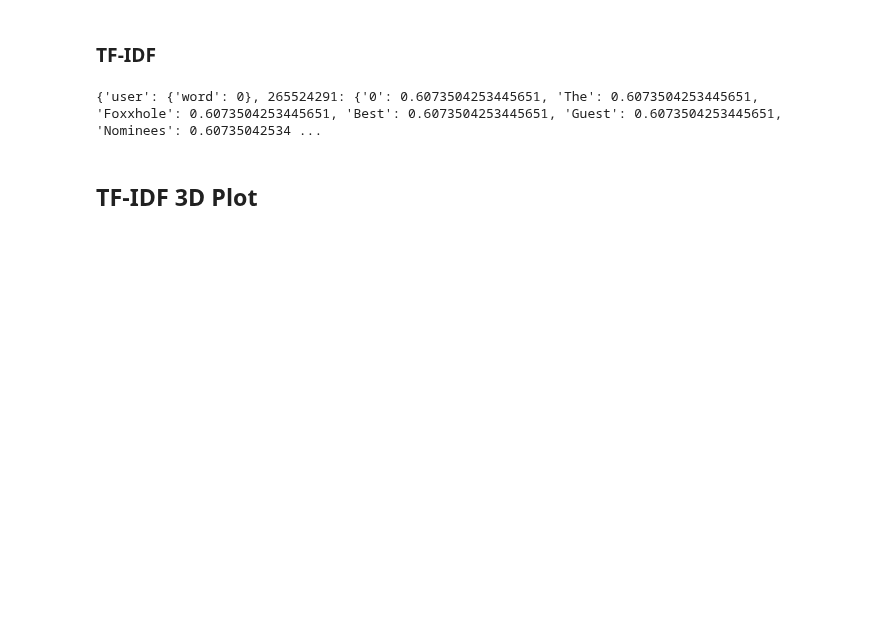
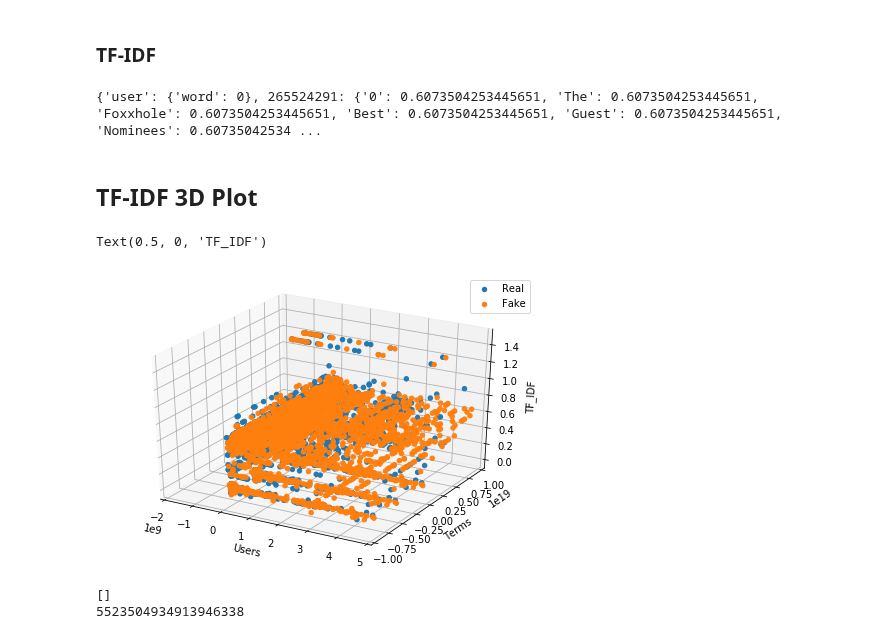
Before and after one commit to henmja/Detecting-Fake-News-and-Rumors-in-Twitter-Using-Deep-Neural-Networks, a Jupyter notebook: Plot.ipynb, the cells around one changed output. Cells and saved outputs as stored; diff of their text form; code cells hidden in the pictures; blank space fills up the shorter version.

```diff
--- a/Plot.ipynb
+++ b/Plot.ipynb
@@ -529,3 +529,75 @@ print(realArticlesTFIDF)
 {'user': {'word': 0}, 265524291: {'0': 0.6073504253445651, 'The': 0.6073504253445651, 'Foxxhole': 0.6073504253445651, 'Best': 0.6073504253445651, 'Guest': 0.6073504253445651, 'Nominees': 0.60735042534 ...
 # %% [markdown]
 ## TF-IDF 3D Plot
+# %%
+from mpl_toolkits.mplot3d import axes3d
+import matplotlib.pyplot as plt
+
+
+fig = plt.figure()
+ax = Axes3D(fig)
+
+x = []
+y = []
+z = []
+x1=[]
+y1=[]
+z1=[]
+for user in realArticlesTFIDF:
+    for word in realArticlesTFIDF[user]:
+        x1.append(hash(user))
+        y1.append(hash(word))
+        z1.append(realArticlesTFIDF[user][word])
+    x.append(x1)
+    y.append(y1)
+    z.append(z1)
+    x1=[]
+    y1=[]
+    z1=[]
+x = [item for sublist in x for item in sublist]
+y = [item for sublist in y for item in sublist]
+z = [item for sublist in z for item in sublist]
+
+ax.set_xlim([-2000000000, 5000000000])
+ax.scatter(x, y, z)
+
+
+x = []
+y = []
+z = []
+x1=[]
+y1=[]
+z1=[]
+for user in fakeArticlesTFIDF:
+    for word in fakeArticlesTFIDF[user]:
+        x1.append(hash(user))
+        y1.append(hash(word))
+        z1.append(fakeArticlesTFIDF[user][word])
+    x.append(x1)
+    y.append(y1)
+    z.append(z1)
+    x1=[]
+    y1=[]
+    z1=[]
+x = [item for sublist in x for item in sublist]
+y = [item for sublist in y for item in sublist]
+z = [item for sublist in z for item in sublist]
+
+ax.set_xlim([-2000000000, 5000000000])
+ax.scatter(x, y, z)
+
+ax.legend(('Real','Fake'))
+ax.set_xlabel('Users')
+ax.set_ylabel('Terms')
+ax.set_zlabel('TF_IDF')
+
+#label centers
+# %% [output]
+Text(0.5, 0, 'TF_IDF')
+[figure, added]
+# %%
+print(users)
+print(hash('abcdefg'))
+# %% [output]
+[]
+5523504934913946338
```
